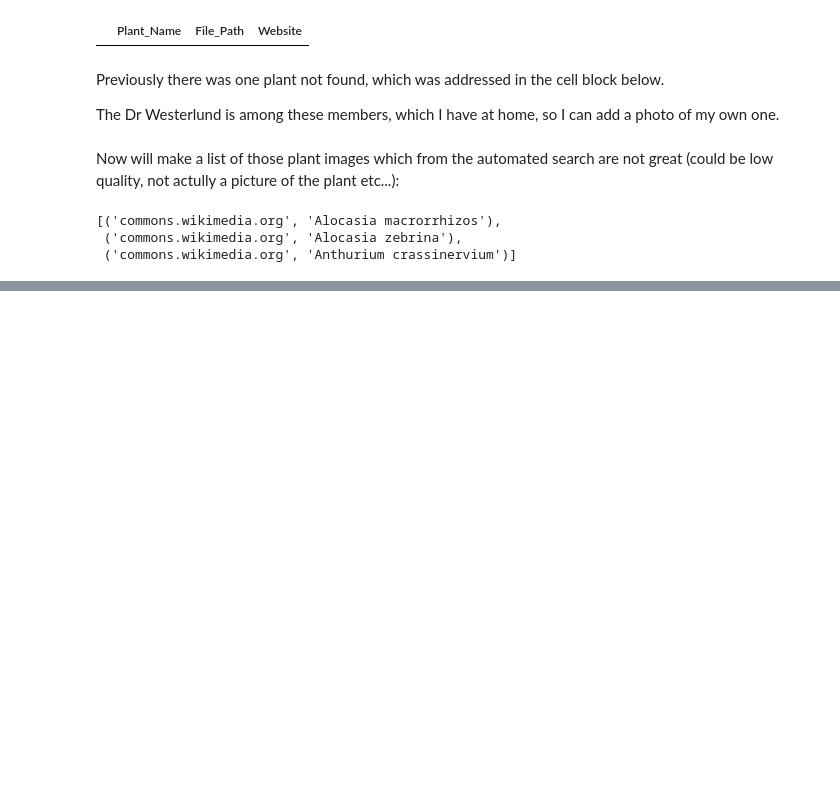
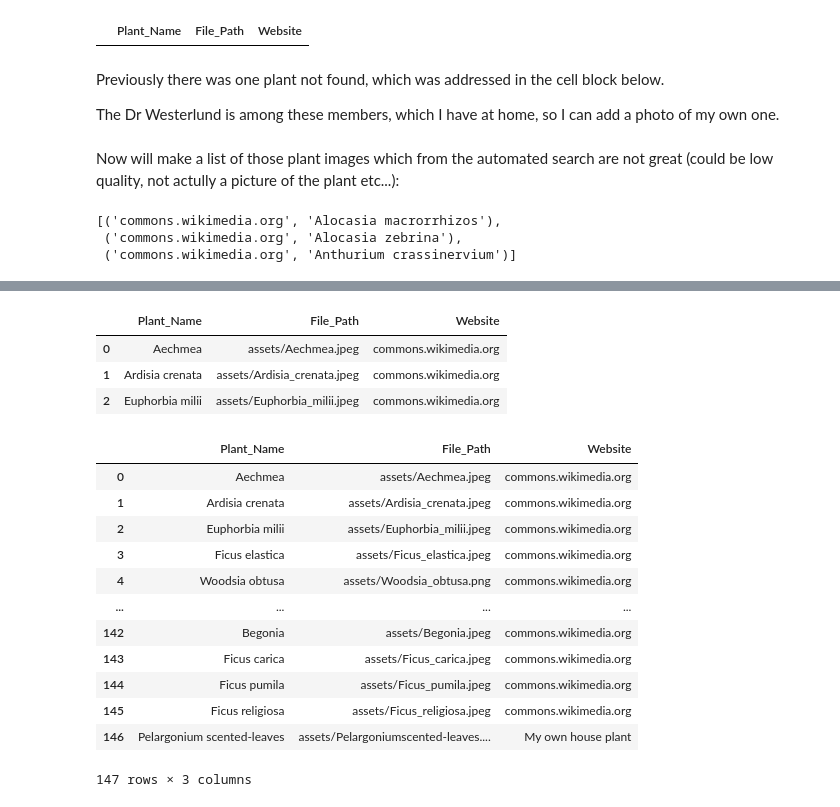
Before and after one commit to RMCrean/House_Plant_Recommender, a Jupyter notebook: Database/Database_Exploration.ipynb, the cells around one changed output, grey strips where cells are left out. Saved outputs shown, nothing was run; the diff lists cells and outputs as text; code cells hidden in the pictures; blank space fills up the shorter version.

Commit message:
Update image loction sql table to assets folder

```diff
--- a/Database/Database_Exploration.ipynb
+++ b/Database/Database_Exploration.ipynb
@@ -332,0 +339,36 @@ c.close()
+# %%
+image_df["File_Path"] = image_df["File_Path"].str.replace("Database/images/", "assets/")
+image_df.head(3)
+# %% [output]
+|  | Plant_Name | File_Path | Website |
+| 0 | Aechmea | assets/Aechmea.jpeg | commons.wikimedia.org |
+| 1 | Ardisia crenata | assets/Ardisia_crenata.jpeg | commons.wikimedia.org |
+| 2 | Euphorbia milii | assets/Euphorbia_milii.jpeg | commons.wikimedia.org |
+# %%
+conn = sqlite3.connect(DATABASE_LOC)
+c = conn.cursor()
+
+c.execute("""DROP TABLE IF EXISTS plant_images""")
+
+image_df.to_sql("plant_images", con=conn, if_exists="append", index=False)
+
+test_saved_df = pd.read_sql_query("SELECT * FROM plant_images", conn)
+
+conn.commit()
+c.close()
+# %%
+test_saved_df
+# %% [output]
+|  | Plant_Name | File_Path | Website |
+| 0 | Aechmea | assets/Aechmea.jpeg | commons.wikimedia.org |
+| 1 | Ardisia crenata | assets/Ardisia_crenata.jpeg | commons.wikimedia.org |
+| 2 | Euphorbia milii | assets/Euphorbia_milii.jpeg | commons.wikimedia.org |
+| 3 | Ficus elastica | assets/Ficus_elastica.jpeg | commons.wikimedia.org |
+| 4 | Woodsia obtusa | assets/Woodsia_obtusa.png | commons.wikimedia.org |
+| ... | ... | ... | ... |
+| 142 | Begonia | assets/Begonia.jpeg | commons.wikimedia.org |
+| 143 | Ficus carica | assets/Ficus_carica.jpeg | commons.wikimedia.org |
+| 144 | Ficus pumila | assets/Ficus_pumila.jpeg | commons.wikimedia.org |
+| 145 | Ficus religiosa | assets/Ficus_religiosa.jpeg | commons.wikimedia.org |
+| 146 | Pelargonium scented-leaves | assets/Pelargoniumscented-leaves.... | My own house plant |
+147 rows × 3 columns
```
Also changed, not shown: parts of 2 cells of this notebook, 1 other file.
